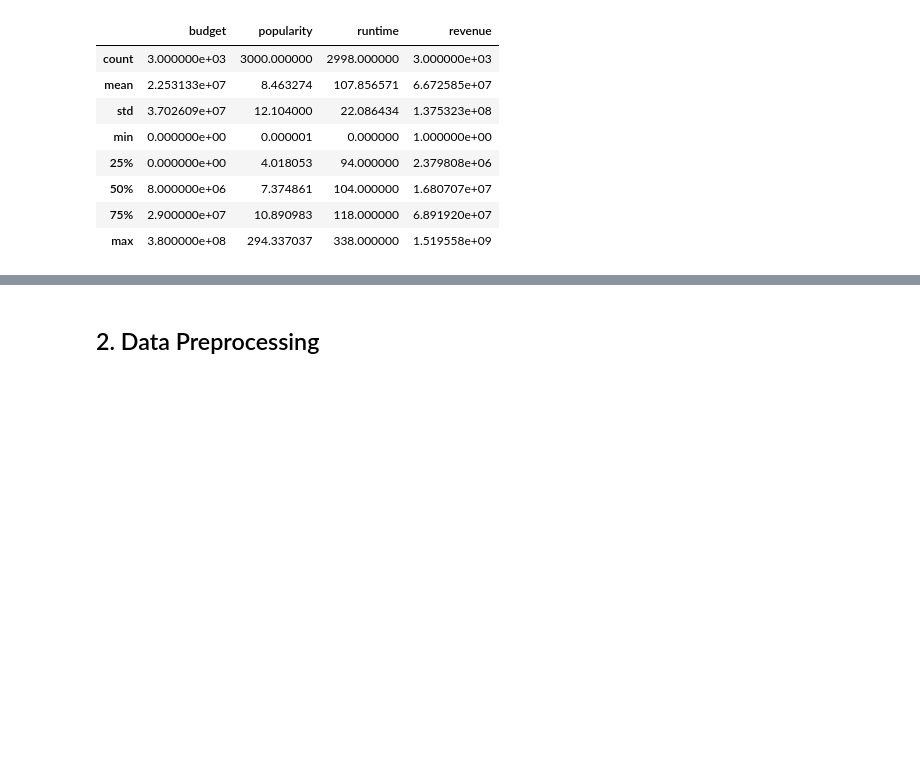
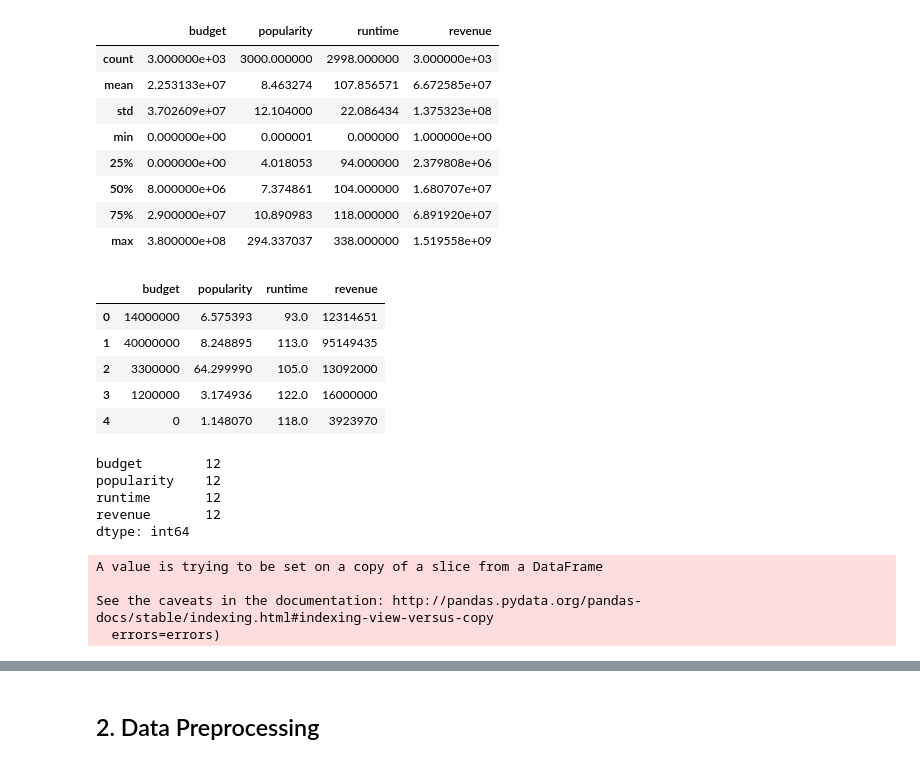
Before and after one commit to manish310/Machine-Learning-Capstone-Project, a Jupyter notebook: TMDB_Capstone.ipynb, the cells around one changed output, grey strips where cells are left out. Saved outputs shown, nothing was run; the diff lists cells and outputs as text; code cells hidden in the pictures; blank space fills up the shorter version.

```diff
--- a/TMDB_Capstone.ipynb
+++ b/TMDB_Capstone.ipynb
@@ -15,3 +28,4 @@ import seaborn as sb
 # %%
-# Importing csv file
-tmdb=pd.read_csv("train.csv")
+# Importing training and testing data
+tmdb_train=pd.read_csv("train.csv")
+tmdb_test=pd.read_csv("test.csv")
@@ -172,0 +174,9 @@ tmdb.describe()
+# %%
+tmdb_train_df.head()
+# %% [output]
+|  | budget | popularity | runtime | revenue |
+| 0 | 14000000 | 6.575393 | 93.0 | 12314651 |
+| 1 | 40000000 | 8.248895 | 113.0 | 95149435 |
+| 2 | 3300000 | 64.299990 | 105.0 | 13092000 |
+| 3 | 1200000 | 3.174936 | 122.0 | 16000000 |
+| 4 | 0 | 1.148070 | 118.0 | 3923970 |
@@ -172,0 +185,15 @@ tmdb.describe()
+# %%
+tmdb_train_df[tmdb_train_df.runtime==0].count()
+# %% [output]
+budget        12
+popularity    12
+runtime       12
+revenue       12
+dtype: int64
+# %%
+tmdb_train_df.drop(tmdb_train_df[pd.isnull(tmdb_train_df['runtime'])==True].index,inplace=True)
+# %% [output]
+A value is trying to be set on a copy of a slice from a DataFrame
+
+See the caveats in the documentation: http://pandas.pydata.org/pandas-docs/stable/indexing.html#indexing-view-versus-copy
+  errors=errors)
```
Also changed, not shown: parts of 49 cells of this notebook.
